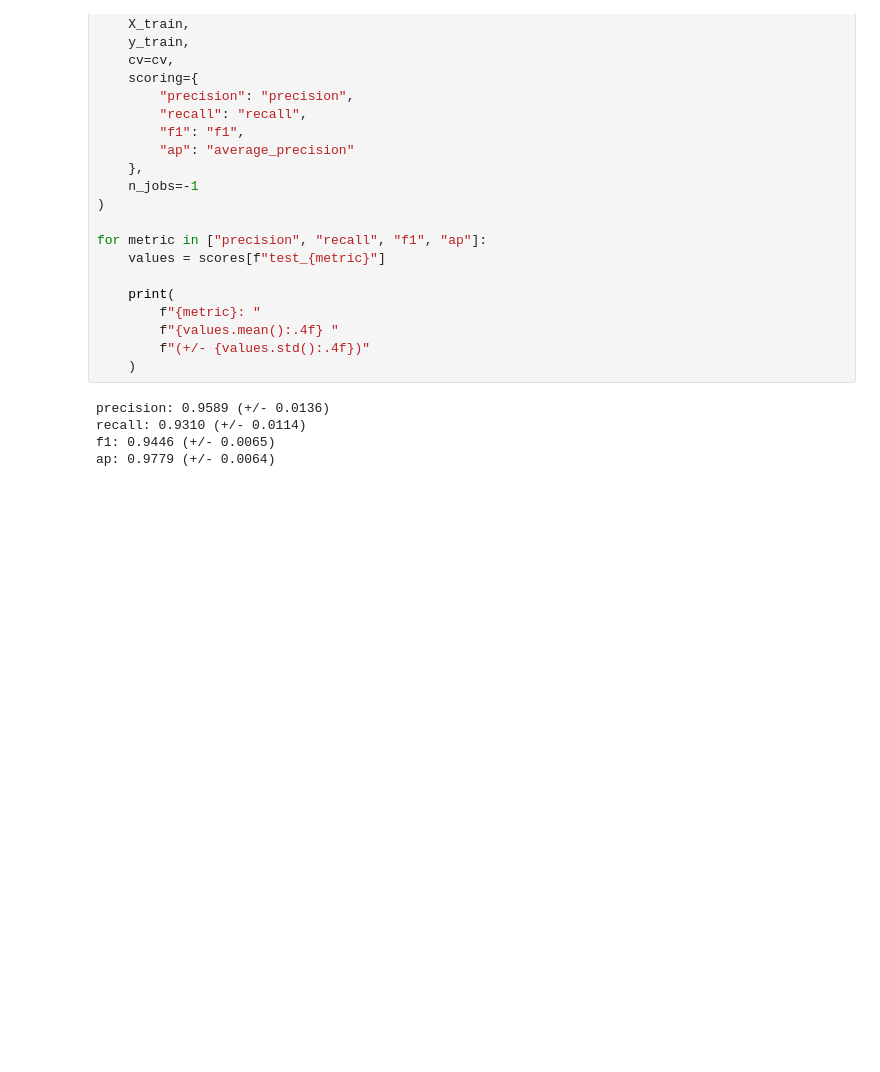
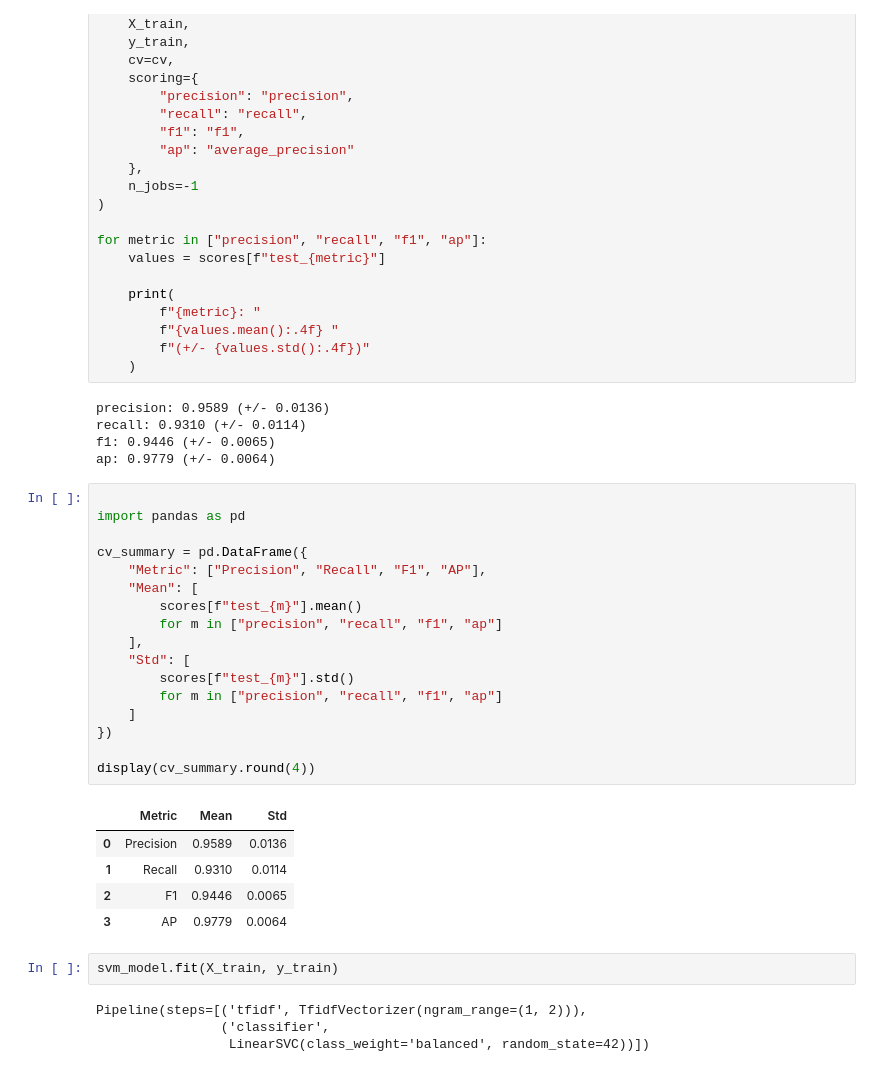
Before and after one commit to varen1512/scamshield, a Jupyter notebook: notebooks/02_baseline.ipynb, the cells around one changed output. Saved outputs shown, nothing was run; the diff lists cells and outputs as text; blank space fills up the shorter version.

Commit message:
Evaluate classical ML models and save baseline results

```diff
--- a/notebooks/02_baseline.ipynb
+++ b/notebooks/02_baseline.ipynb
@@ -315,3 +315,32 @@ precision: 0.9589 (+/- 0.0136)
 recall: 0.9310 (+/- 0.0114)
 f1: 0.9446 (+/- 0.0065)
 ap: 0.9779 (+/- 0.0064)
+# %%
+
+import pandas as pd
+
+cv_summary = pd.DataFrame({
+    "Metric": ["Precision", "Recall", "F1", "AP"],
+    "Mean": [
+        scores[f"test_{m}"].mean()
+        for m in ["precision", "recall", "f1", "ap"]
+    ],
+    "Std": [
+        scores[f"test_{m}"].std()
+        for m in ["precision", "recall", "f1", "ap"]
+    ]
+})
+
+display(cv_summary.round(4))
+# %% [output]
+|  | Metric | Mean | Std |
+| 0 | Precision | 0.9589 | 0.0136 |
+| 1 | Recall | 0.9310 | 0.0114 |
+| 2 | F1 | 0.9446 | 0.0065 |
+| 3 | AP | 0.9779 | 0.0064 |
+# %%
+svm_model.fit(X_train, y_train)
+# %% [output]
+Pipeline(steps=[('tfidf', TfidfVectorizer(ngram_range=(1, 2))),
+                ('classifier',
+                 LinearSVC(class_weight='balanced', random_state=42))])
```
Also changed, not shown: parts of 1 cell of this notebook, 2 other files.
